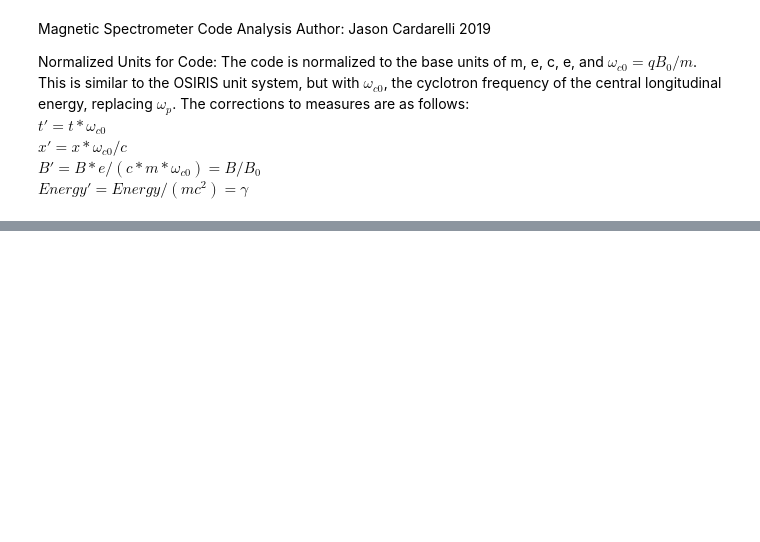
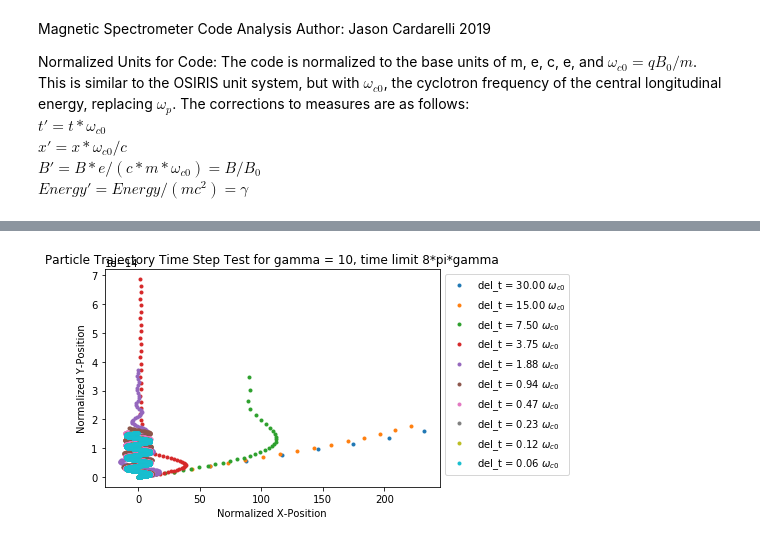
Before and after one commit to jcardar/MagnetSpec_ParticleTracker, a Jupyter notebook: continuous_field/data/analysis_mag_spec.ipynb, the cells around one changed output, grey strips where cells are left out. Drawn from its saved outputs; the diff is of its cells as text; code cells hidden in the pictures; blank space fills up the shorter version.

```diff
--- a/continuous_field/data/analysis_mag_spec.ipynb
+++ b/continuous_field/data/analysis_mag_spec.ipynb
@@ -162,3 +118,14 @@ magnet = pd.read_csv("MAGNETS.csv")
 screen = pd.read_csv("SCREENS.csv")
 # %%
 del_time = pd.read_csv("DEL_T.csv", dtype=float, header = -1)
+# %%
+num_par    = len(posx);
+fig, ax = plt.subplots()
+for ii in range(num_par):
+    ax.plot(posx[ii], posy[ii],'.', label='del_t = %.2f $\omega_{c0}$' % (del_time.loc[ii][0]));
+ax.legend(bbox_to_anchor=(1, 1));
+ax.set_xlabel('Normalized X-Position');
+ax.set_ylabel('Normalized Y-Position');
+ax.set_title('Particle Trajectory Time Step Test for gamma = 10, time limit 8*pi*gamma');
+# %% [output]
+[figure, added]
```
Also changed, not shown: parts of 15 cells of this notebook, 13 other files.
